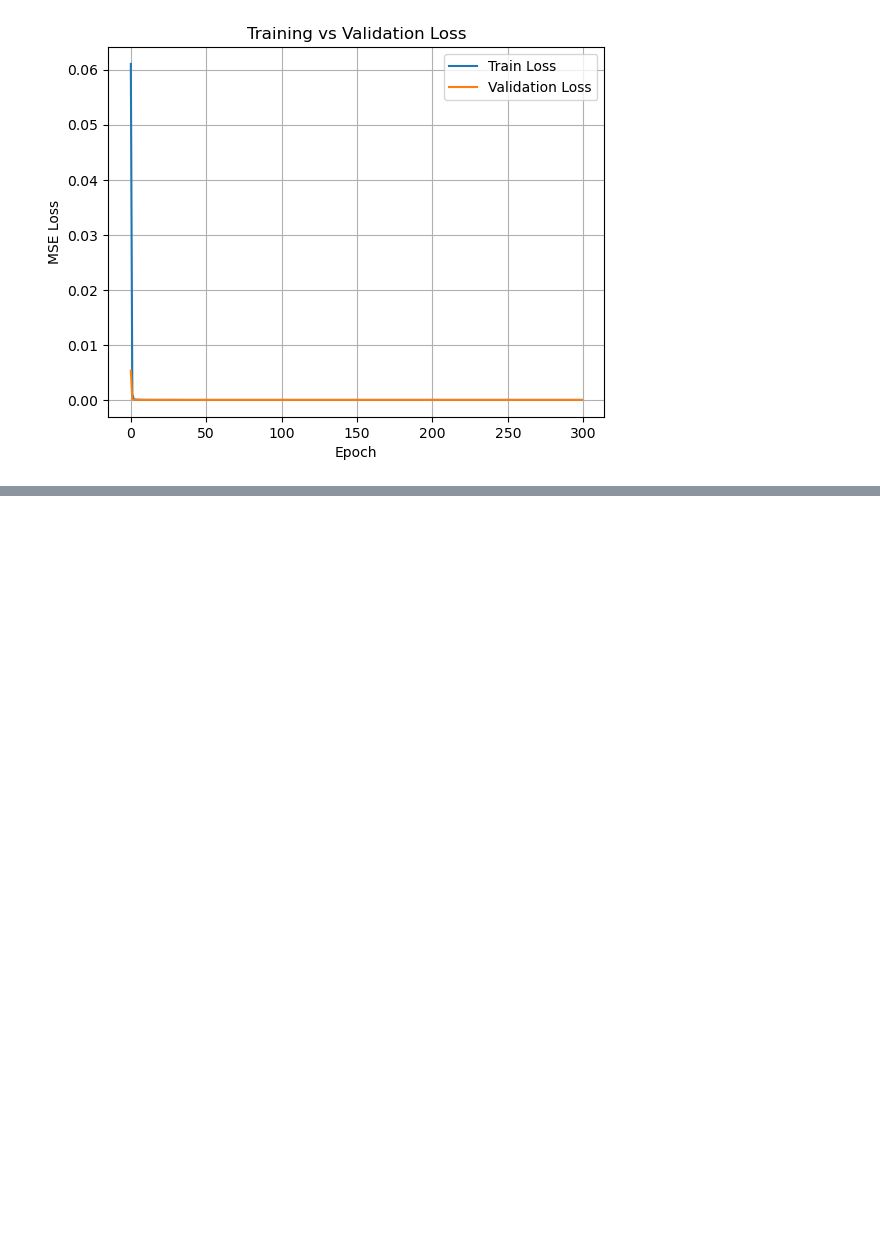
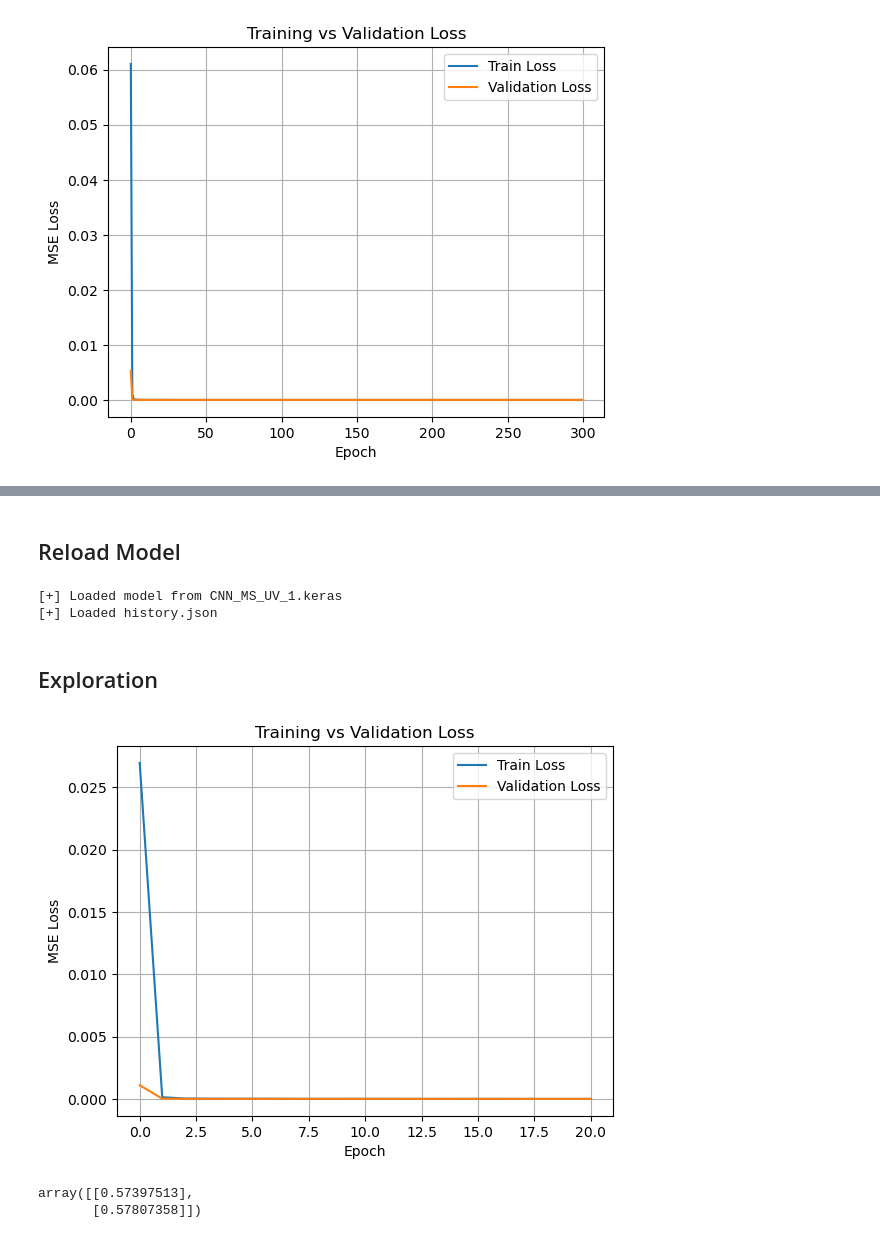
Before and after one commit to nxteventrying/TESIS, a Jupyter notebook: scripts/CNN.ipynb, the cells around one changed output, grey strips where cells are left out. Drawn from its saved outputs; the diff is of its cells as text; code cells hidden in the pictures; blank space fills up the shorter version.

```diff
--- a/scripts/CNN.ipynb
+++ b/scripts/CNN.ipynb
@@ -896,0 +1148,24 @@ plt.show()
+# %%
+# define model
+model = Sequential()
+model.add(Conv1D(64, kernel_size=1, activation = 'relu', input_shape=(n_steps, n_features)))
+model.add(MaxPooling1D())
+model.add(Flatten())
+model.add(Dense(50, activation='relu'))
+model.add(Dense(1))
+model.compile(optimizer='adam', loss='mse')
+# %%
+from tensorflow.keras.callbacks import ReduceLROnPlateau, EarlyStopping
+
+callbacks = [
+    ReduceLROnPlateau(monitor='val_loss', factor=0.5, patience=5, min_lr=1e-6),
+    EarlyStopping(monitor='val_loss', patience=15, restore_best_weights=True)
+]
+# %%
+history = model.fit(X, y,
+                    epochs=300,
+                    batch_size=64,
+                    validation_split=0.1,
+                    shuffle=False,
+                    callbacks=callbacks,
+                    verbose=1)
@@ -896,0 +1240,2 @@ plt.show()
+# %% [markdown]
+## Reload Model
@@ -896,0 +1280,26 @@ plt.show()
+# %%
+# /home/think/Desktop/MODELS/CNN_MS_UV_1
+model_CNN_UV_MS, history_CNN_UV_MS, scaler__CNN_UV_MS = reload_experiment()
+# %% [output]
+[+] Loaded model from CNN_MS_UV_1.keras
+[+] Loaded history.json
+# %% [markdown]
+## Exploration
+# %%
+import matplotlib.pyplot as plt
+
+plt.plot(history_CNN_UV_MS['loss'], label='Train Loss')
+plt.plot(history_CNN_UV_MS['val_loss'], label='Validation Loss')
+plt.xlabel('Epoch')
+plt.ylabel('MSE Loss')
+plt.title('Training vs Validation Loss')
+plt.legend()
+plt.grid(True)
+plt.show()
+# %% [output]
+[figure, added]
+# %%
+X[-1]
+# %% [output]
+array([[0.57397513],
+       [0.57807358]])
```
Also changed, not shown: parts of 50 cells of this notebook, 2 other files.
